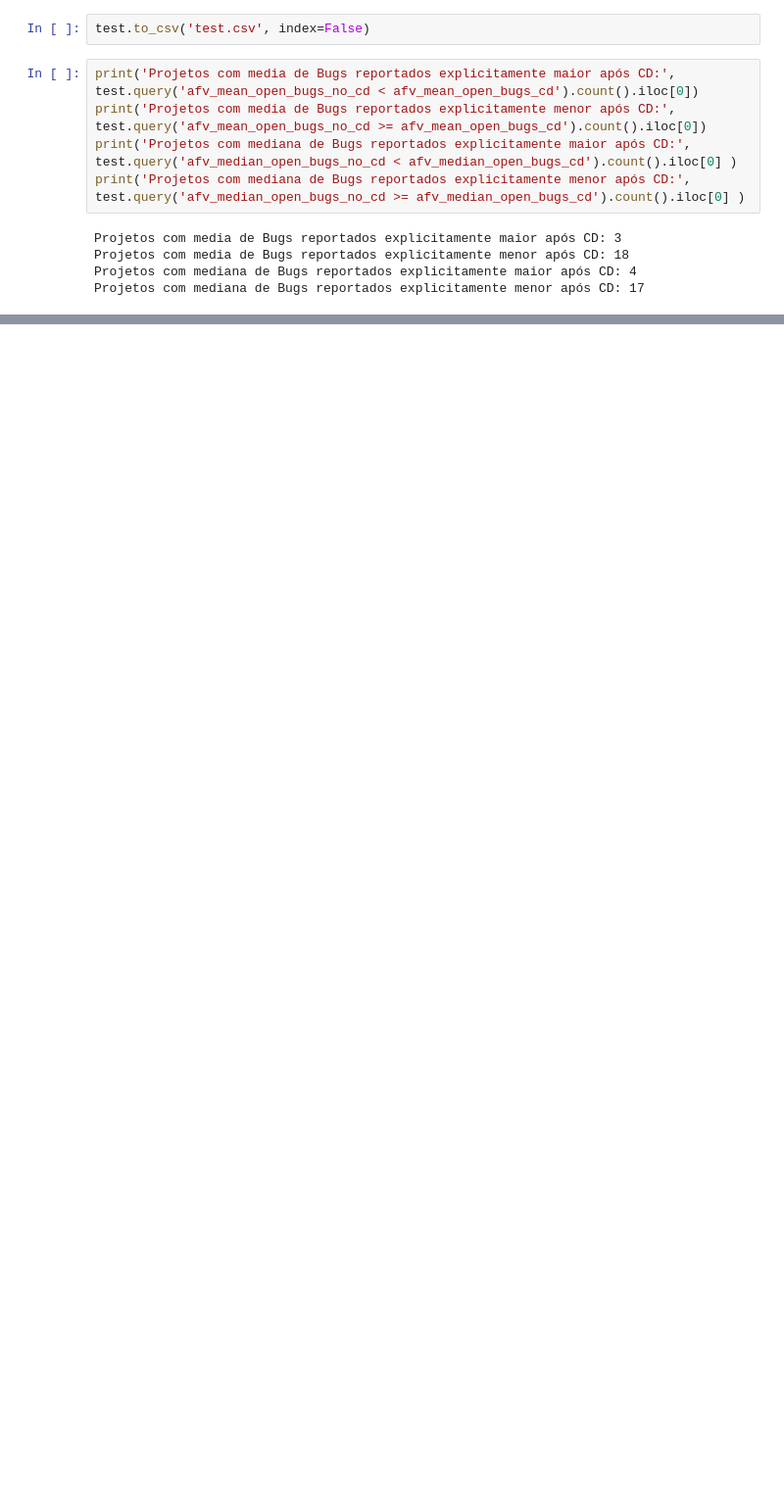
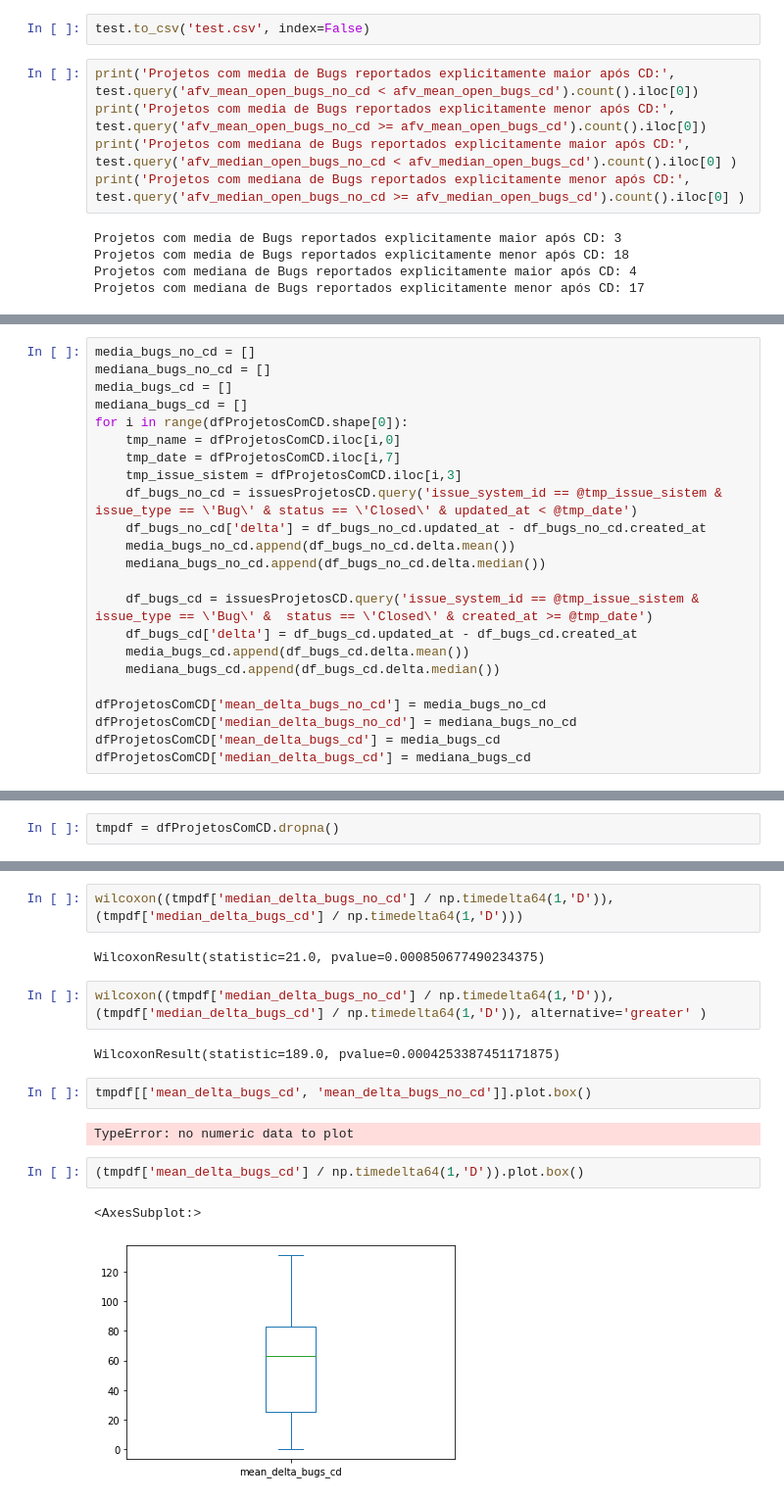
Before and after one commit to diegoandrade-iuv/msr-ch2022-cd, a Jupyter notebook: perguntas de pesquisa.ipynb, the cells around one changed output, grey strips where cells are left out. Shown at 98% size. Saved outputs shown, nothing was run; the diff lists cells and outputs as text; blank space fills up the shorter version.

```diff
--- a/perguntas de pesquisa.ipynb
+++ b/perguntas de pesquisa.ipynb
@@ -810,0 +833,23 @@ Projetos com mediana de Bugs reportados explicitamente menor após CD: 17
+# %%
+media_bugs_no_cd = []
+mediana_bugs_no_cd = []
+media_bugs_cd = []
+mediana_bugs_cd = []
+for i in range(dfProjetosComCD.shape[0]):
+    tmp_name = dfProjetosComCD.iloc[i,0]
+    tmp_date = dfProjetosComCD.iloc[i,7]
+    tmp_issue_sistem = dfProjetosComCD.iloc[i,3]
+    df_bugs_no_cd = issuesProjetosCD.query('issue_system_id == @tmp_issue_sistem & issue_type == \'Bug\' & status == \'Closed\' & updated_at < @tmp_date')
+    df_bugs_no_cd['delta'] = df_bugs_no_cd.updated_at - df_bugs_no_cd.created_at
+    media_bugs_no_cd.append(df_bugs_no_cd.delta.mean())
+    mediana_bugs_no_cd.append(df_bugs_no_cd.delta.median())
+
+    df_bugs_cd = issuesProjetosCD.query('issue_system_id == @tmp_issue_sistem & issue_type == \'Bug\' &  status == \'Closed\' & created_at >= @tmp_date')
+    df_bugs_cd['delta'] = df_bugs_cd.updated_at - df_bugs_cd.created_at
+    media_bugs_cd.append(df_bugs_cd.delta.mean())
+    mediana_bugs_cd.append(df_bugs_cd.delta.median())
+
+dfProjetosComCD['mean_delta_bugs_no_cd'] = media_bugs_no_cd
+dfProjetosComCD['median_delta_bugs_no_cd'] = mediana_bugs_no_cd
+dfProjetosComCD['mean_delta_bugs_cd'] = media_bugs_cd
+dfProjetosComCD['median_delta_bugs_cd'] = mediana_bugs_cd
@@ -810,0 +927,2 @@ Projetos com mediana de Bugs reportados explicitamente menor após CD: 17
+# %%
+tmpdf = dfProjetosComCD.dropna()
@@ -810,0 +941,17 @@ Projetos com mediana de Bugs reportados explicitamente menor após CD: 17
+# %%
+wilcoxon((tmpdf['median_delta_bugs_no_cd'] / np.timedelta64(1,'D')), (tmpdf['median_delta_bugs_cd'] / np.timedelta64(1,'D')))
+# %% [output]
+WilcoxonResult(statistic=21.0, pvalue=0.000850677490234375)
+# %%
+wilcoxon((tmpdf['median_delta_bugs_no_cd'] / np.timedelta64(1,'D')), (tmpdf['median_delta_bugs_cd'] / np.timedelta64(1,'D')), alternative='greater' )
+# %% [output]
+WilcoxonResult(statistic=189.0, pvalue=0.0004253387451171875)
+# %%
+tmpdf[['mean_delta_bugs_cd', 'mean_delta_bugs_no_cd']].plot.box()
+# %% [output]
+TypeError: no numeric data to plot
+# %%
+(tmpdf['mean_delta_bugs_cd'] / np.timedelta64(1,'D')).plot.box()
+# %% [output]
+<AxesSubplot:>
+[figure, added]
```
Also changed, not shown: parts of 10 cells of this notebook, 4 other files.
